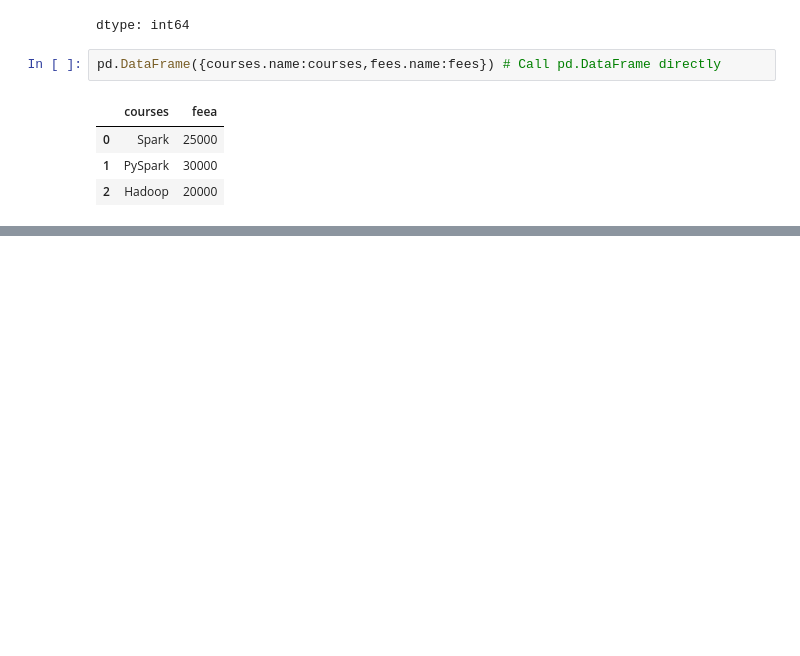
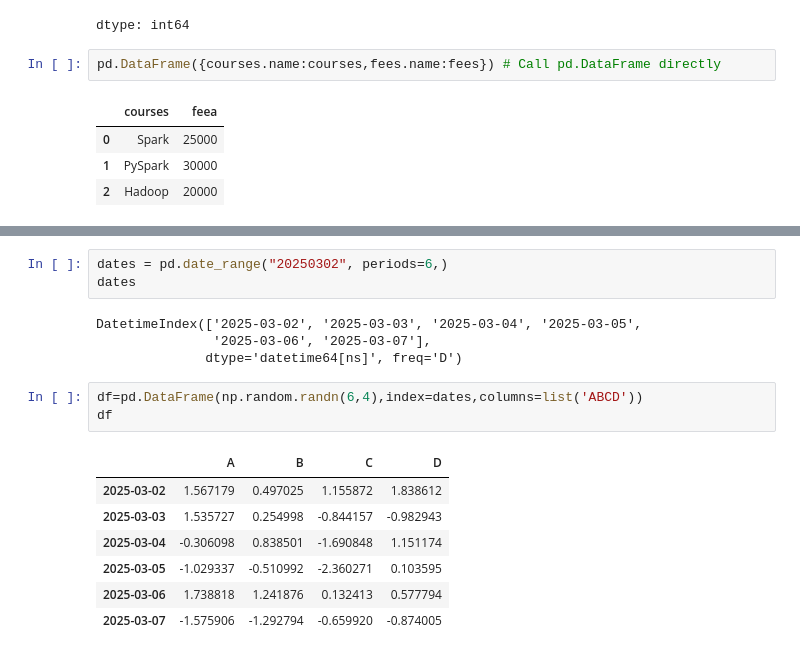
Before and after one commit to tjdwn123/2025-1-myclass-BDA, a Jupyter notebook: inclass/02W_A_0317_pandas_basic.ipynb, the cells around one changed output, grey strips where cells are left out. Drawn from its saved outputs; the diff is of its cells as text; blank space fills up the shorter version.

```diff
--- a/inclass/02W_A_0317_pandas_basic.ipynb
+++ b/inclass/02W_A_0317_pandas_basic.ipynb
@@ -278,0 +435,18 @@ pd.DataFrame({courses.name:courses,fees.name:fees}) # Call pd.DataFrame directly
+# %%
+dates = pd.date_range("20250302", periods=6,)
+dates
+# %% [output]
+DatetimeIndex(['2025-03-02', '2025-03-03', '2025-03-04', '2025-03-05',
+               '2025-03-06', '2025-03-07'],
+              dtype='datetime64[ns]', freq='D')
+# %%
+df=pd.DataFrame(np.random.randn(6,4),index=dates,columns=list('ABCD'))
+df
+# %% [output]
+|  | A | B | C | D |
+| 2025-03-02 | 1.567179 | 0.497025 | 1.155872 | 1.838612 |
+| 2025-03-03 | 1.535727 | 0.254998 | -0.844157 | -0.982943 |
+| 2025-03-04 | -0.306098 | 0.838501 | -1.690848 | 1.151174 |
+| 2025-03-05 | -1.029337 | -0.510992 | -2.360271 | 0.103595 |
+| 2025-03-06 | 1.738818 | 1.241876 | 0.132413 | 0.577794 |
+| 2025-03-07 | -1.575906 | -1.292794 | -0.659920 | -0.874005 |
```
Also changed, not shown: parts of 23 cells of this notebook.
